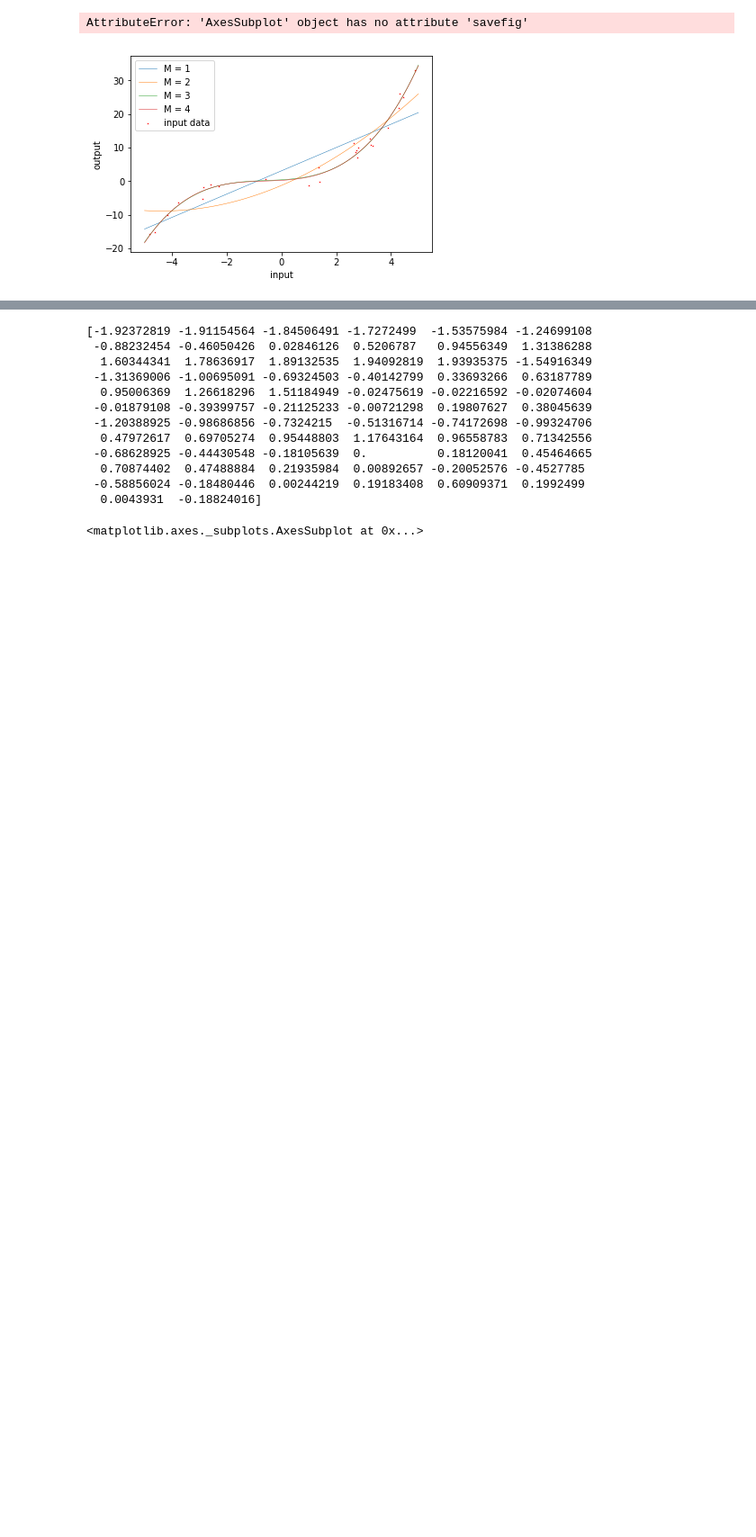
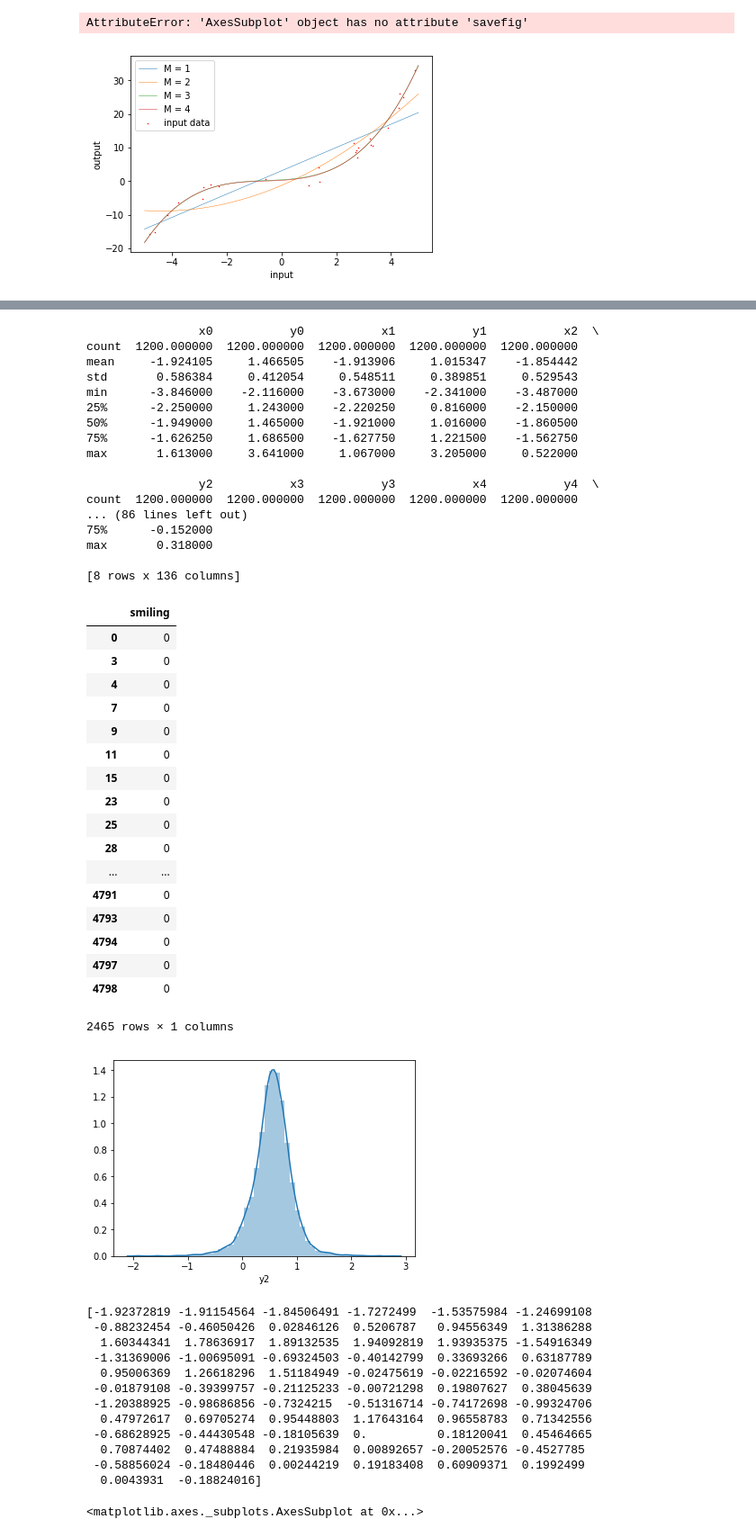
Before and after one commit to AlDacMac/iaml-cw, a Jupyter notebook: Working.ipynb, the cells around one changed output, grey strips where cells are left out. Shown at 90% size. Saved outputs shown, nothing was run; the diff lists cells and outputs as text; code cells hidden in the pictures; blank space fills up the shorter version.

```diff
--- a/Working.ipynb
+++ b/Working.ipynb
@@ -284,14 +289,52 @@ lr_rbf_1.predict(np.array([linspace_rbf_1[51]]))
 # %%
 #3.a
 faces_train = pd.read_csv("./data/faces_train_data.csv").drop(columns=["smiling"])
 faces_test = pd.read_csv("./data/faces_test_data.csv").drop(columns=["smiling"])
 smiling_train = pd.read_csv("./data/faces_train_data.csv")[["smiling"]]
 smiling_test = pd.read_csv("./data/faces_test_data.csv")[["smiling"]]
 
 sns.distplot(faces_train["y2"])
 
 print(faces_test.describe())
 print(faces_train.describe())
+smiling_train[smiling_train["smiling"] == 0]
+# %% [output]
+                x0           y0           x1           y1           x2  \
+count  1200.000000  1200.000000  1200.000000  1200.000000  1200.000000
+mean     -1.924105     1.466505    -1.913906     1.015347    -1.854442
+std       0.586384     0.412054     0.548511     0.389851     0.529543
+min      -3.846000    -2.116000    -3.673000    -2.341000    -3.487000
+25%      -2.250000     1.243000    -2.220250     0.816000    -2.150000
+50%      -1.949000     1.465000    -1.921000     1.016000    -1.860500
+75%      -1.626250     1.686500    -1.627750     1.221500    -1.562750
+max       1.613000     3.641000     1.067000     3.205000     0.522000
+
+                y2           x3           y3           x4           y4  \
+count  1200.000000  1200.000000  1200.000000  1200.000000  1200.000000
+... (86 lines left out)
+75%      -0.152000
+max       0.318000
+
+[8 rows x 136 columns]
+|  | smiling |
+| 0 | 0 |
+| 3 | 0 |
+| 4 | 0 |
+| 7 | 0 |
+| 9 | 0 |
+| 11 | 0 |
+| 15 | 0 |
+| 23 | 0 |
+| 25 | 0 |
+| 28 | 0 |
+| ... | ... |
+| 4791 | 0 |
+| 4793 | 0 |
+| 4794 | 0 |
+| 4797 | 0 |
+| 4798 | 0 |
+2465 rows × 1 columns
+[figure, added]
 # %%
 #3.b
 xs = np.array([True, False])
```
Also changed, not shown: parts of 1 cell of this notebook, 2 other files.
